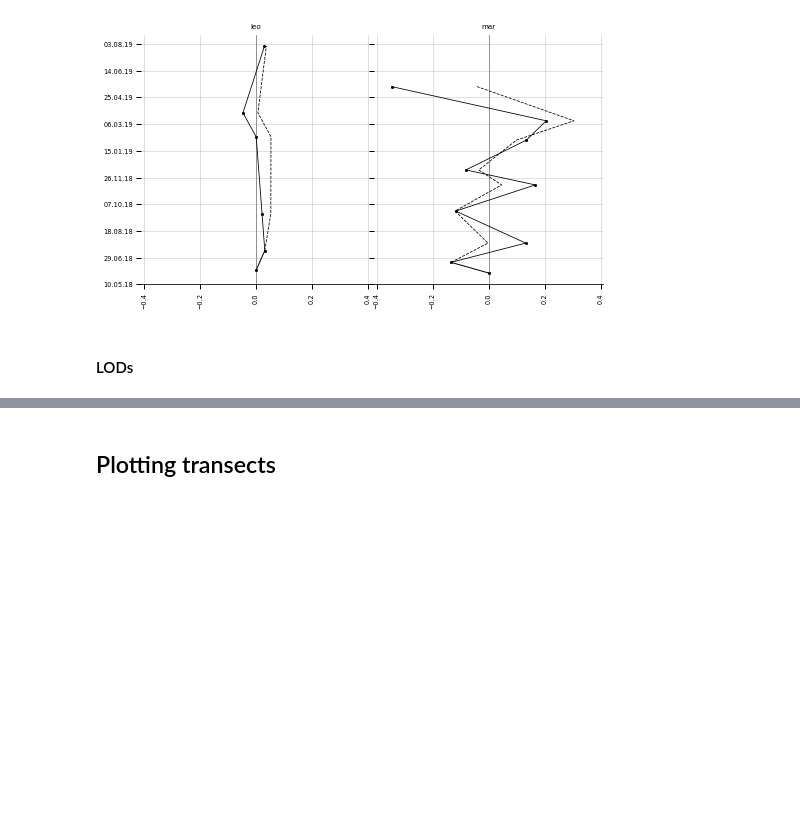
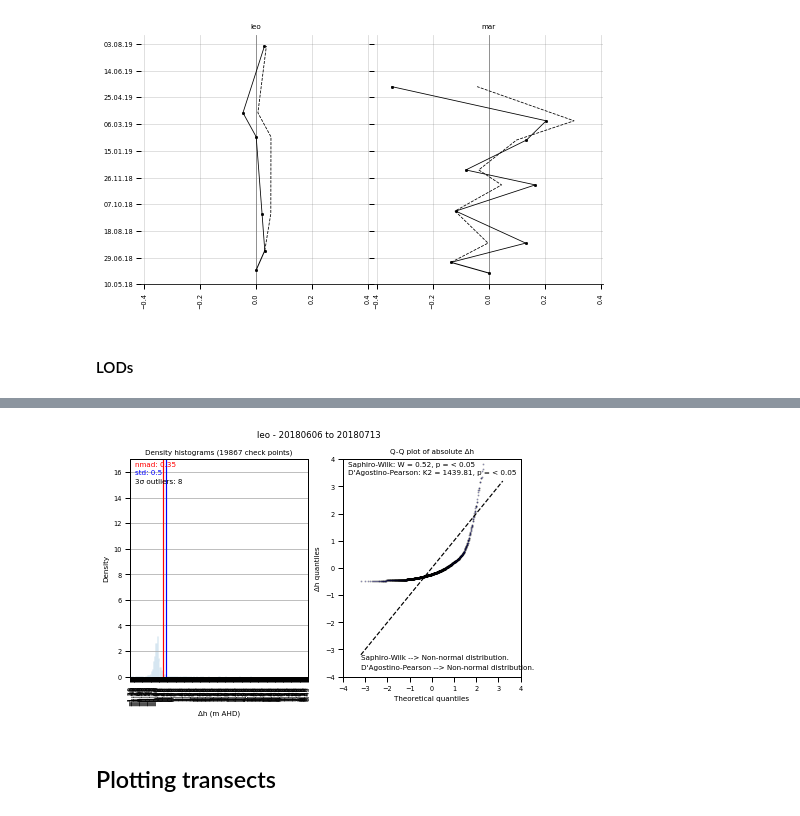
Before and after one commit to npucino/sandpyper, a Jupyter notebook: examples/Example_1_Profile_extraction-CLASS.ipynb, the cells around one changed output, grey strips where cells are left out. Drawn from its saved outputs; the diff is of its cells as text; code cells hidden in the pictures; blank space fills up the shorter version.

```diff
--- a/examples/Example_1_Profile_extraction-CLASS.ipynb
+++ b/examples/Example_1_Profile_extraction-CLASS.ipynb
@@ -184,28 +477,18 @@ get_lod_table(D.dh_df, alpha=0.05)
 # %%
+plot=True
+nmad=0.35
+sd=0.5
 
 if plot == True:
-    alpha = 0.05
-
-    saphiro_stat, saph_p = shapiro(data)
-    ago_stat, ago_p = normaltest(data)
 
     f, (ax1,ax2) = plt.subplots(nrows=1,ncols=2, figsize=(7,4))
 
-    try:
-     specs=locs_dt_str.query(f"loc_code=='{loc}' & dt=='{dt_i}'")
-     full_loc=specs.loc_full.values[0]
-     date_from=specs.date_from.values[0]
-     date_to=specs.date_to.values[0]
+    specs=D.dh_details.query(f"location=='{loc}' & dt=='{dt_i}'")
+    full_loc=specs.location.values[0]
+    date_from=specs.date_pre.values[0]
+    date_to=specs.date_post.values[0]
 
-     f.suptitle(f"{full_loc} - {date_from} to {date_to}")
-    except:
-     print(f"{loc} not in the full string dataframe.")
-
-     f.suptitle(f"{loc}\n({dt_i})")
-
-
-
-    ___ax1____
+    f.suptitle(f"{full_loc} - {date_from} to {date_to}")
 
     ax1.set_title(f'Density histograms ({len(data)} check points)')
     ax1.set_ylabel('Density')
@@ -215,8 +498,6 @@ if plot == True:
 
     ax1.axvline(nmad, color='red')
     ax1.axvline(sd, color='blue')
-
-
 
     bins=np.arange(round_special(np.round(min(data_out),2),0.1),round_special(np.round(max(data_out),2),0.1),0.05)
 
@@ -228,13 +509,9 @@ if plot == True:
     ax1.grid(b=None,axis="x")
     ax1.set_xticks(bins)
     ax1.tick_params(axis="x", rotation=90)
-
-
     ax1.tick_params(axis="x")
     ax1.tick_params(axis="y")
 
-
-    ___ax2____
 
     a=qqplot(abs(pd.Series(data_out)), line='s', fit=True, ax=ax2)
     ax2.set_xlabel('Theoretical quantiles')
@@ -253,43 +530,39 @@ if plot == True:
     ax1.annotate(f"std: {np.round(sd,2)}",color="blue",xycoords="axes fraction", xy=(0.03, 0.93), xytext=(0.03, 0.93))
     ax1.annotate(f"3σ outliers: {n_out}",color="k",xycoords="axes fraction", xy=(0.03, 0.89), xytext=(0.03, 0.89))
 
-
-    ____annotations_________
-    alpha = 0.05
     saph_txt=f"Saphiro-Wilk: W = {np.round(saphiro_stat,2)}, p = < 0.05"
     ago_txt=f"D'Agostino-Pearson: K2 = {np.round(ago_stat,2)}, p = < 0.05"
 
 
     ax2.annotate(saph_txt,color="k",xycoords="axes fraction", xy=(0.03, 0.97), xytext=(0.03, 0.97))
     ax2.annotate(ago_txt,color="k",xycoords="axes fraction", xy=(0.03, 0.93), xytext=(0.03, 0.93))
 
     if saph_p > alpha:
-     conc_txt_saph='Saphiro-Wilk --> Normal distribution.'
+        conc_txt_saph='Saphiro-Wilk --> Normal distribution.'
     else:
-     conc_txt_saph='Saphiro-Wilk --> Non-normal distribution.'
+        conc_txt_saph='Saphiro-Wilk --> Non-normal distribution.'
 
 
     if ago_p > alpha:
-     conc_txt_ago="D'Agostino-Pearson --> Normal distribution."
+        conc_txt_ago="D'Agostino-Pearson --> Normal distribution."
     else:
-     conc_txt_ago="D'Agostino-Pearson --> Non-normal distribution."
+        conc_txt_ago="D'Agostino-Pearson --> Non-normal distribution."
 
     ax2.annotate(conc_txt_saph,color="k",xycoords="axes fraction", xy=(0.10, 0.2), xytext=(0.10, 0.08))
     ax2.annotate(conc_txt_ago,color="k",xycoords="axes fraction", xy=(0.10, 0.035), xytext=(0.10, 0.035))
 
     dots = a.findobj(lambda x: hasattr(x, 'get_color') and x.get_color() == 'b')
     line = a.findobj(lambda x: hasattr(x, 'get_color') and x.get_color() == 'r')
     [d.set_markersize(1) for d in dots]
     [d.set_alpha(0.3) for d in dots]
     [d.set_color('k') for d in dots]
     line[0].set_color('k')
     line[0].set_ls('--')
 
     ax1.grid(axis='y')
     ax1.grid(b=None,axis='x')
-
-
- # f.savefig(f'C:\\jupyter\\images_ch_4\\lods\\{loc}_checkNorm_{dt_i}_paper.pdf', dpi=1200,bbox_inches="tight")
+# %% [output]
+[figure, added]
 # %% [markdown]
 ## Plotting transects
 # %%
```
Also changed, not shown: parts of 16 cells of this notebook, 4 other files.
